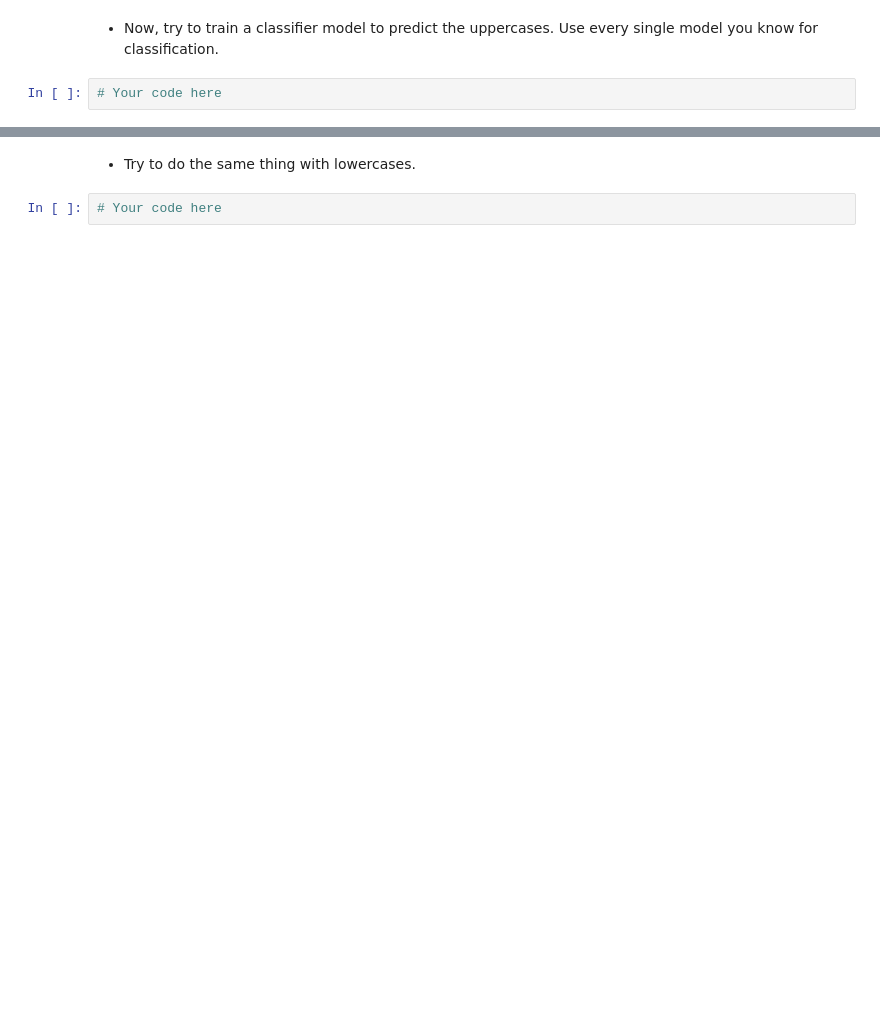
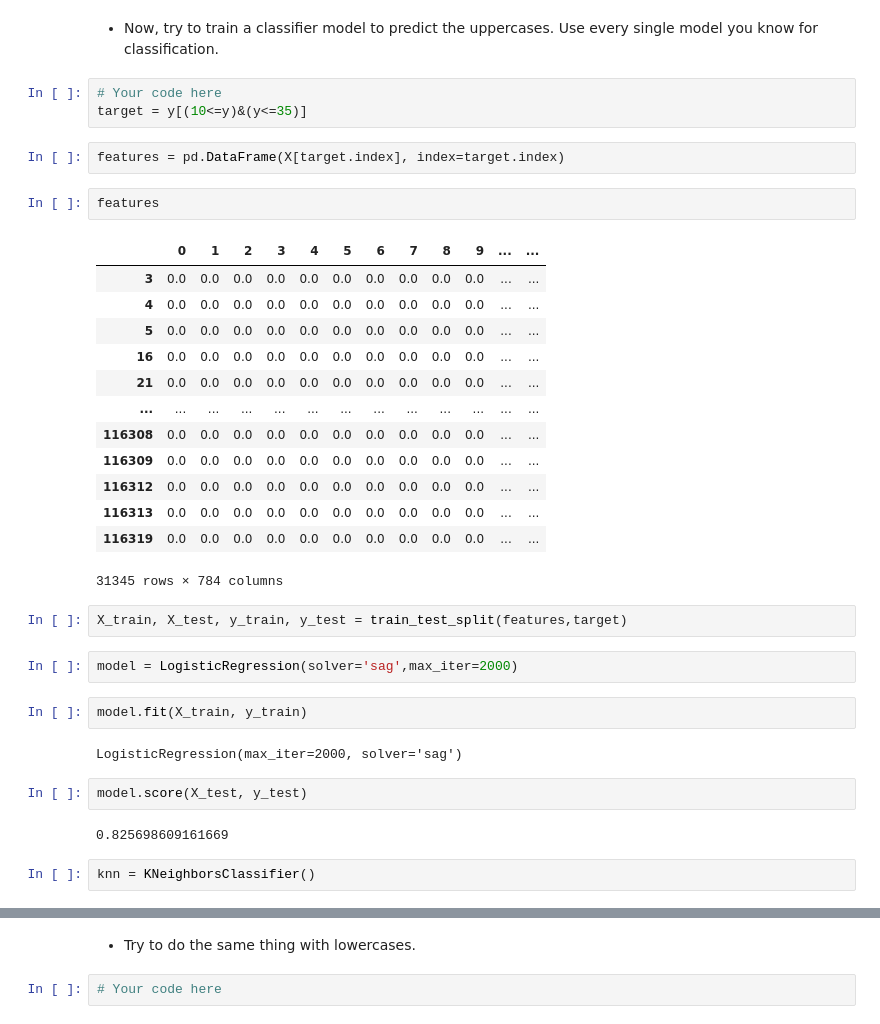
Before and after one commit to ta-data-mexpt/lab-supervised-classification, a Jupyter notebook: Supervised Classification.ipynb, the cells around one changed output, grey strips where cells are left out. Drawn from its saved outputs; the diff is of its cells as text; blank space fills up the shorter version.

```diff
--- a/Supervised Classification.ipynb
+++ b/Supervised Classification.ipynb
@@ -28,3 +86,36 @@ In this way, you need to visualize some data to realize which number-labels repr
 * Now, try to train a classifier model to predict the uppercases. Use every single model you know for classification.
 # %%
 # Your code here
+target = y[(10<=y)&(y<=35)]
+# %%
+features = pd.DataFrame(X[target.index], index=target.index)
+# %%
+features
+# %% [output]
+|  | 0 | 1 | 2 | 3 | 4 | 5 | 6 | 7 | 8 | 9 | ... | ... |
+| 3 | 0.0 | 0.0 | 0.0 | 0.0 | 0.0 | 0.0 | 0.0 | 0.0 | 0.0 | 0.0 | ... | ... |
+| 4 | 0.0 | 0.0 | 0.0 | 0.0 | 0.0 | 0.0 | 0.0 | 0.0 | 0.0 | 0.0 | ... | ... |
+| 5 | 0.0 | 0.0 | 0.0 | 0.0 | 0.0 | 0.0 | 0.0 | 0.0 | 0.0 | 0.0 | ... | ... |
+| 16 | 0.0 | 0.0 | 0.0 | 0.0 | 0.0 | 0.0 | 0.0 | 0.0 | 0.0 | 0.0 | ... | ... |
+| 21 | 0.0 | 0.0 | 0.0 | 0.0 | 0.0 | 0.0 | 0.0 | 0.0 | 0.0 | 0.0 | ... | ... |
+| ... | ... | ... | ... | ... | ... | ... | ... | ... | ... | ... | ... | ... |
+| 116308 | 0.0 | 0.0 | 0.0 | 0.0 | 0.0 | 0.0 | 0.0 | 0.0 | 0.0 | 0.0 | ... | ... |
+| 116309 | 0.0 | 0.0 | 0.0 | 0.0 | 0.0 | 0.0 | 0.0 | 0.0 | 0.0 | 0.0 | ... | ... |
+| 116312 | 0.0 | 0.0 | 0.0 | 0.0 | 0.0 | 0.0 | 0.0 | 0.0 | 0.0 | 0.0 | ... | ... |
+| 116313 | 0.0 | 0.0 | 0.0 | 0.0 | 0.0 | 0.0 | 0.0 | 0.0 | 0.0 | 0.0 | ... | ... |
+| 116319 | 0.0 | 0.0 | 0.0 | 0.0 | 0.0 | 0.0 | 0.0 | 0.0 | 0.0 | 0.0 | ... | ... |
+31345 rows × 784 columns
+# %%
+X_train, X_test, y_train, y_test = train_test_split(features,target)
+# %%
+model = LogisticRegression(solver='sag',max_iter=2000)
+# %%
+model.fit(X_train, y_train)
+# %% [output]
+LogisticRegression(max_iter=2000, solver='sag')
+# %%
+model.score(X_test, y_test)
+# %% [output]
+0.825698609161669
+# %%
+knn = KNeighborsClassifier()
```
Also changed, not shown: parts of 43 cells of this notebook.
